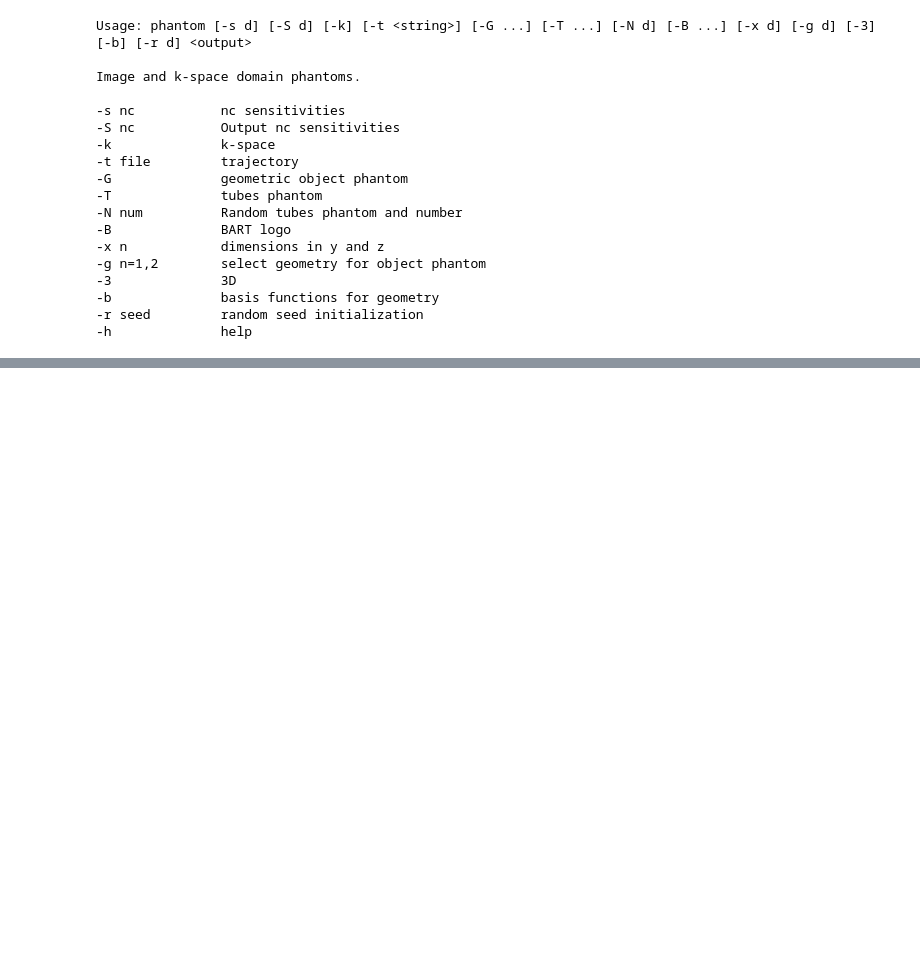
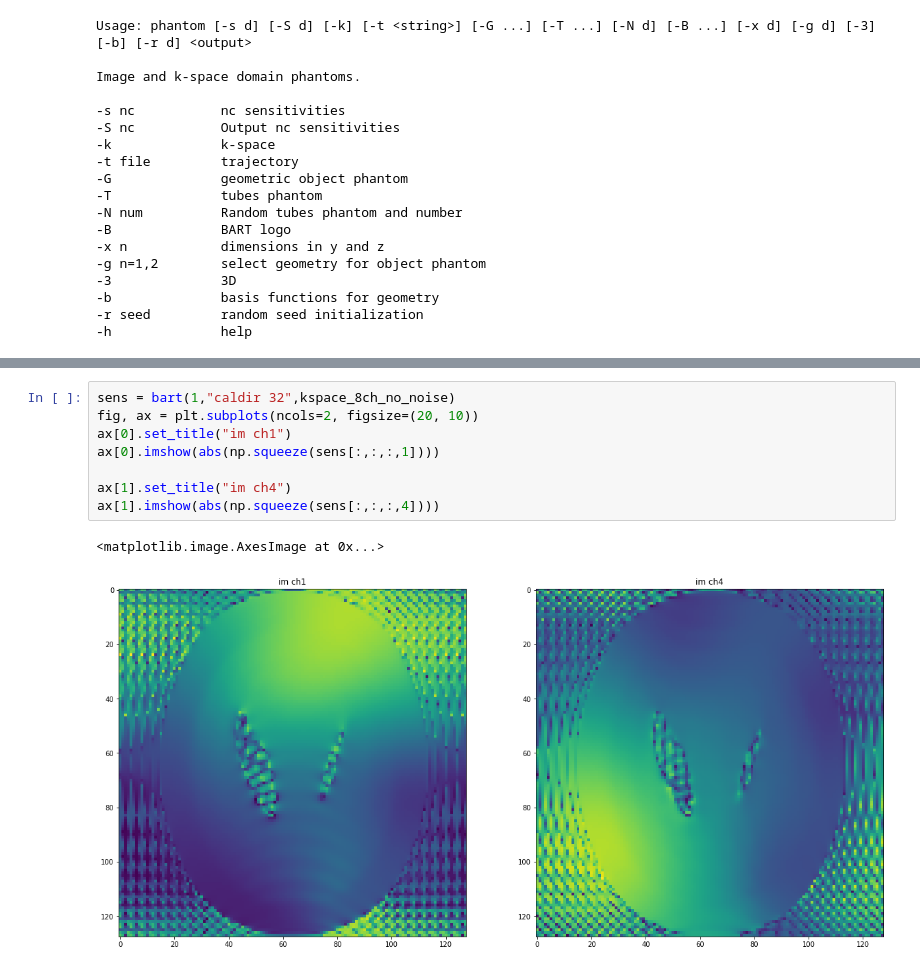
Before and after one commit to aTrotier/COURS_RECO_BART, a Jupyter notebook: cours_bart.ipynb, the cells around one changed output, grey strips where cells are left out. Saved outputs shown, nothing was run; the diff lists cells and outputs as text; blank space fills up the shorter version.

```diff
--- a/cours_bart.ipynb
+++ b/cours_bart.ipynb
@@ -303,0 +321,11 @@ Add noise with selected variance to input.
+# %%
+sens = bart(1,"caldir 32",kspace_8ch_no_noise)
+fig, ax = plt.subplots(ncols=2, figsize=(20, 10))
+ax[0].set_title("im ch1")
+ax[0].imshow(abs(np.squeeze(sens[:,:,:,1])))
+
+ax[1].set_title("im ch4")
+ax[1].imshow(abs(np.squeeze(sens[:,:,:,4])))
+# %% [output]
+<matplotlib.image.AxesImage at 0x...>
+[figure, added]
```
Also changed, not shown: parts of 10 cells of this notebook.
